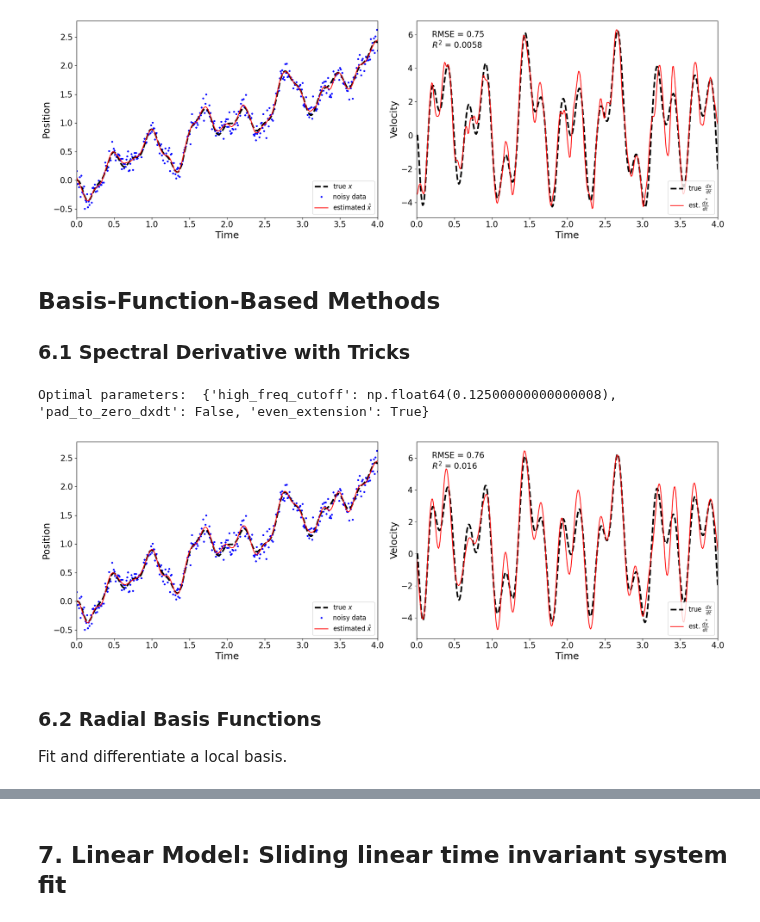
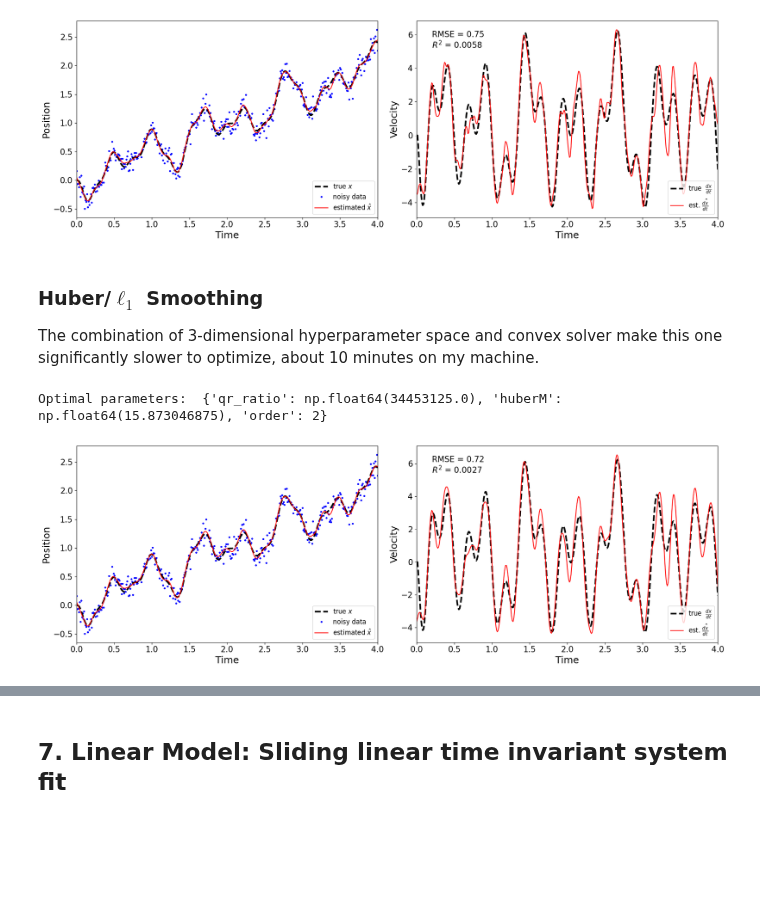
Before and after one commit to florisvb/PyNumDiff, a Jupyter notebook: examples/2b_optimizing_parameters_with_dxdt_unknown.ipynb, the cells around one changed output, grey strips where cells are left out. Saved outputs shown, nothing was run; the diff lists cells and outputs as text; code cells hidden in the pictures; blank space fills up the shorter version.

```diff
--- a/examples/2b_optimizing_parameters_with_dxdt_unknown.ipynb
+++ b/examples/2b_optimizing_parameters_with_dxdt_unknown.ipynb
@@ -226,19 +250,15 @@ evaluate.plot(x, dt, x_hat, dxdt_hat, x_truth, dxdt_truth)
 # %% [output]
 Optimal parameters:  {'qr_ratio': np.float64(22500.0), 'order': 1, 'forwardbackward': False}
 [figure]
-# %% [markdown]
-## Basis-Function-Based Methods
-
-### 6.1 Spectral Derivative with Tricks
+# %% [markdown]
+### Huber/$\ell_1$ Smoothing
+
+The combination of 3-dimensional hyperparameter space and convex solver make this one significantly slower to optimize, about 10 minutes on my machine.
 # %%
-params, val = optimize(spectraldiff, x, dt, tvgamma=tvgamma)
+params, val = optimize(robustdiff, x, dt, tvgamma=tvgamma, search_space_updates={'order':{2,3}})
 print('Optimal parameters: ', params)
-x_hat, dxdt_hat = spectraldiff(x, dt, **params)
+x_hat, dxdt_hat = robustdiff(x, dt, **params)
 evaluate.plot(x, dt, x_hat, dxdt_hat, x_truth, dxdt_truth)
 # %% [output]
-Optimal parameters:  {'high_freq_cutoff': np.float64(0.12500000000000008), 'pad_to_zero_dxdt': False, 'even_extension': True}
+Optimal parameters:  {'qr_ratio': np.float64(34453125.0), 'huberM': np.float64(15.873046875), 'order': 2}
-[figure, old version]
+[figure, new version]
-# %% [markdown]
-### 6.2 Radial Basis Functions
-
-Fit and differentiate a local basis.
```
Also changed, not shown: parts of 19 cells of this notebook, 3 other files.
